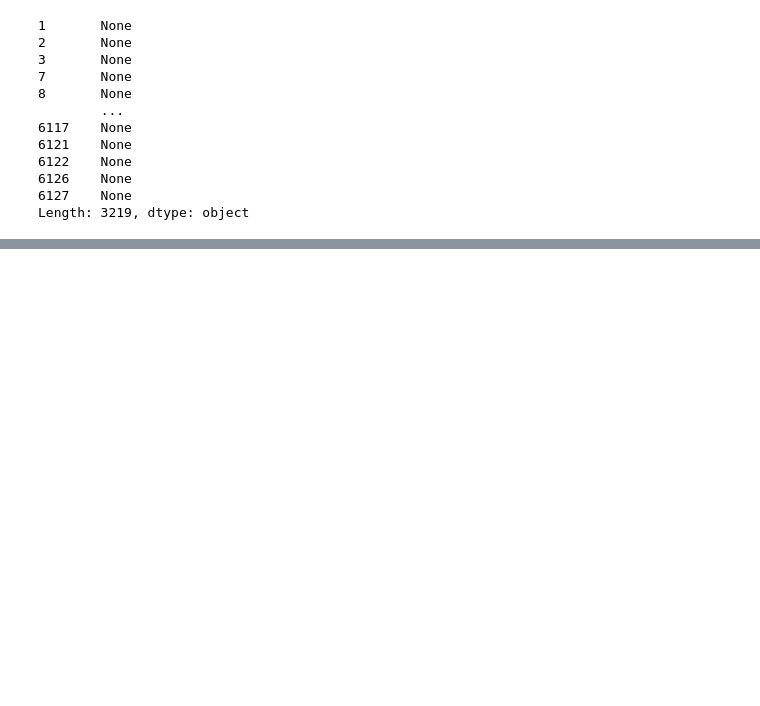
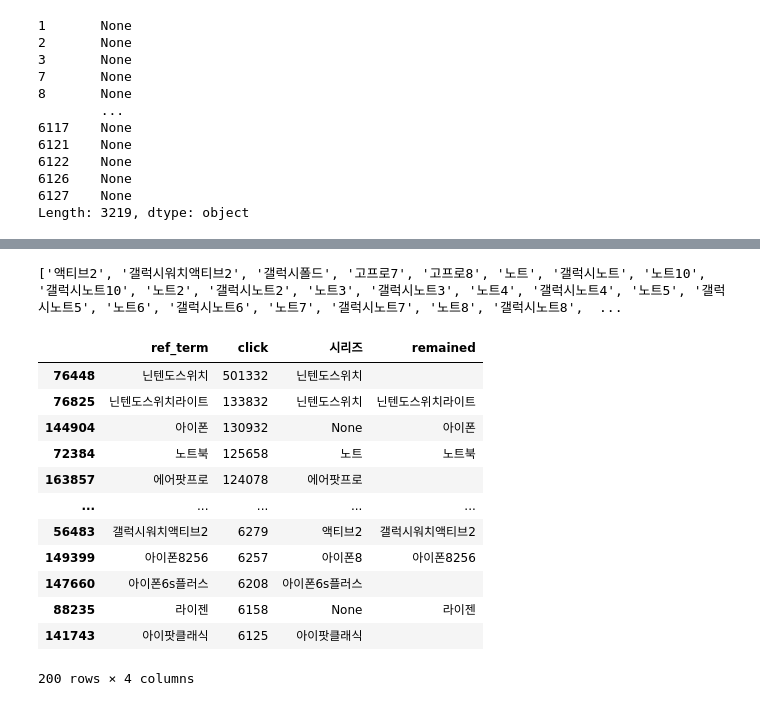
Before and after one commit to kiyoja07/python-bunjang, a Jupyter notebook: data-analysis/jupyter/search_keyword_named_entity.ipynb, the cells around one changed output, grey strips where cells are left out. Cells and saved outputs as stored; diff of their text form; code cells hidden in the pictures; blank space fills up the shorter version.

Commit message:
search keyword analysis

```diff
--- a/data-analysis/jupyter/search_keyword_named_entity.ipynb
+++ b/data-analysis/jupyter/search_keyword_named_entity.ipynb
@@ -129,0 +337,53 @@ for key in filters.keys():
+# %%
+## import series
+import_path = '../csv/digital_series.csv'
+df_digital_series = pd.read_csv(import_path)
+
+digital_series =[]
+
+def find_series(row):
+    parent = row[0]
+    name = row[1]
+    if re.match(parent, name):
+        digital_series.append(name)
+    else:
+        digital_series.append(name)
+        digital_series.append(str(parent+name))
+    return None
+
+df_digital_series.apply(find_series, axis=1)
+
+print(digital_series)
+# %% [output]
+['액티브2', '갤럭시워치액티브2', '갤럭시폴드', '고프로7', '고프로8', '노트', '갤럭시노트', '노트10', '갤럭시노트10', '노트2', '갤럭시노트2', '노트3', '갤럭시노트3', '노트4', '갤럭시노트4', '노트5', '갤럭시노트5', '노트6', '갤럭시노트6', '노트7', '갤럭시노트7', '노트8', '갤럭시노트8',  ...
+# %%
+def find_entity(row):
+    ref_term = row['ref_term']
+    click = row['click']
+    for series in digital_series:
+        if re.search(series, ref_term):
+            entity = '시리즈'
+            remained_term = ref_term.replace(series, '')
+            return series
+
+
+
+digital_200_no_space['시리즈'] = digital_200_no_space.apply(find_entity, axis=1)
+
+digital_200_no_space['remained'] = digital_200_no_space['ref_term'].replace(digital_200_no_space['시리즈'], '')
+
+digital_200_no_space
+# %% [output]
+|  | ref_term | click | 시리즈 | remained |
+| 76448 | 닌텐도스위치 | 501332 | 닌텐도스위치 |  |
+| 76825 | 닌텐도스위치라이트 | 133832 | 닌텐도스위치 | 닌텐도스위치라이트 |
+| 144904 | 아이폰 | 130932 | None | 아이폰 |
+| 72384 | 노트북 | 125658 | 노트 | 노트북 |
+| 163857 | 에어팟프로 | 124078 | 에어팟프로 |  |
+| ... | ... | ... | ... | ... |
+| 56483 | 갤럭시워치액티브2 | 6279 | 액티브2 | 갤럭시워치액티브2 |
+| 149399 | 아이폰8256 | 6257 | 아이폰8 | 아이폰8256 |
+| 147660 | 아이폰6s플러스 | 6208 | 아이폰6s플러스 |  |
+| 88235 | 라이젠 | 6158 | None | 라이젠 |
+| 141743 | 아이팟클래식 | 6125 | 아이팟클래식 |  |
+200 rows × 4 columns
```
Also changed, not shown: parts of 10 cells of this notebook, 6 other files.
